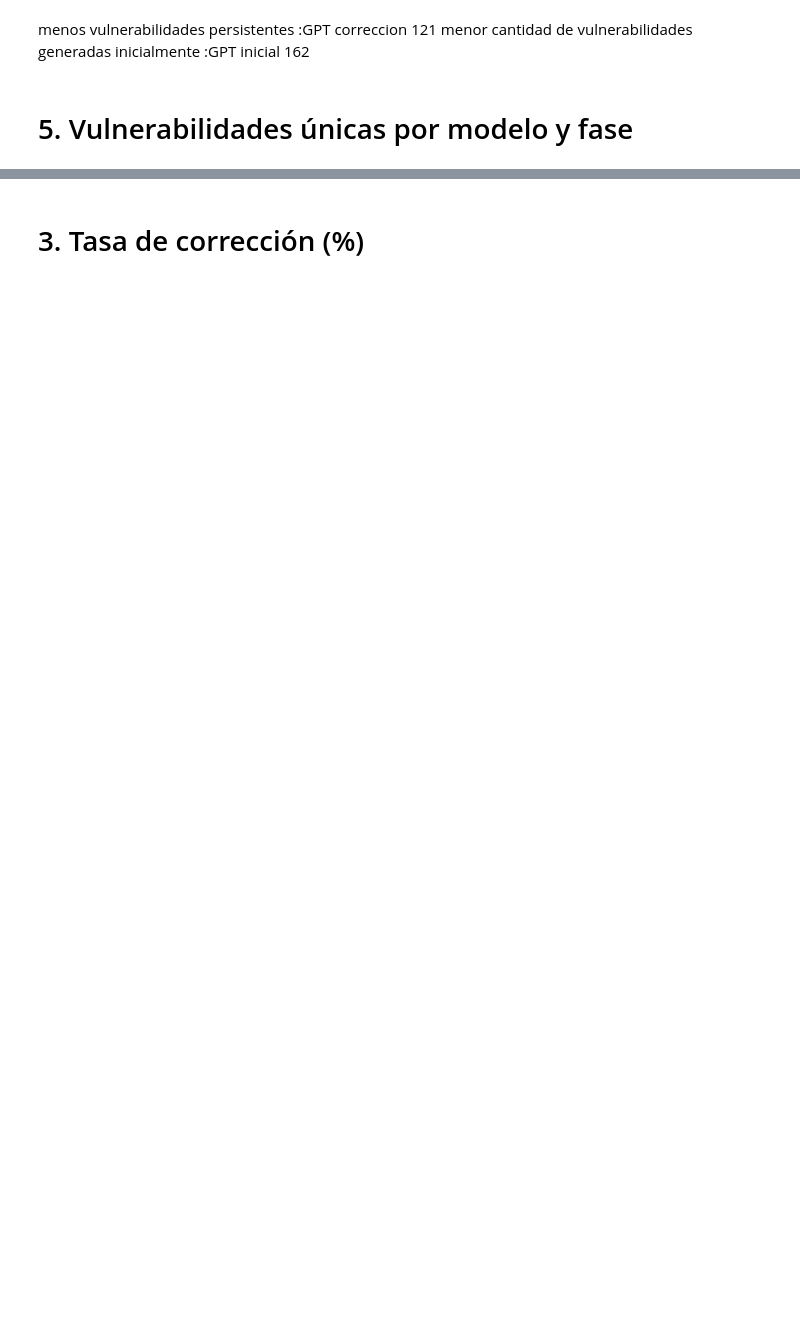
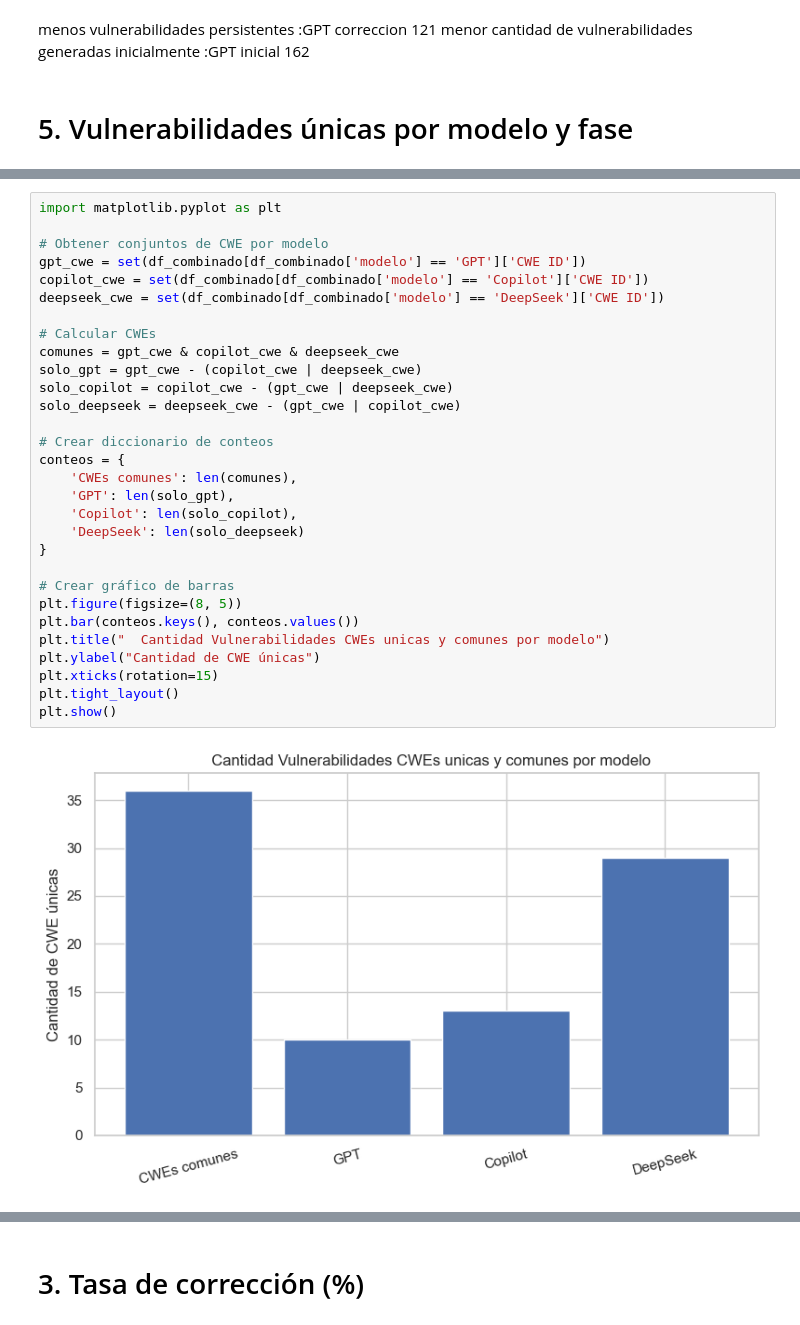
Before and after one commit to jmRiveraLR/Comparacion_Codigo_Generado_seguridad, a Jupyter notebook: src/analisis/analisis.ipynb, the cells around one changed output, grey strips where cells are left out. Cells and saved outputs as stored; diff of their text form; blank space fills up the shorter version.

```diff
--- a/src/analisis/analisis.ipynb
+++ b/src/analisis/analisis.ipynb
@@ -658,0 +867,32 @@ gpt presenta menor cantidad de cwe unicos despues de correcion , queda en empate
+# %%
+import matplotlib.pyplot as plt
+
+# Obtener conjuntos de CWE por modelo
+gpt_cwe = set(df_combinado[df_combinado['modelo'] == 'GPT']['CWE ID'])
+copilot_cwe = set(df_combinado[df_combinado['modelo'] == 'Copilot']['CWE ID'])
+deepseek_cwe = set(df_combinado[df_combinado['modelo'] == 'DeepSeek']['CWE ID'])
+
+# Calcular CWEs
+comunes = gpt_cwe & copilot_cwe & deepseek_cwe
+solo_gpt = gpt_cwe - (copilot_cwe | deepseek_cwe)
+solo_copilot = copilot_cwe - (gpt_cwe | deepseek_cwe)
+solo_deepseek = deepseek_cwe - (gpt_cwe | copilot_cwe)
+
+# Crear diccionario de conteos
+conteos = {
+    'CWEs comunes': len(comunes),
+    'GPT': len(solo_gpt),
+    'Copilot': len(solo_copilot),
+    'DeepSeek': len(solo_deepseek)
+}
+
+# Crear gráfico de barras
+plt.figure(figsize=(8, 5))
+plt.bar(conteos.keys(), conteos.values())
+plt.title("  Cantidad Vulnerabilidades CWEs unicas y comunes por modelo")
+plt.ylabel("Cantidad de CWE únicas")
+plt.xticks(rotation=15)
+plt.tight_layout()
+plt.show()
+# %% [output]
+[figure, added]
```
Also changed, not shown: parts of 82 cells of this notebook, 7 other files.
